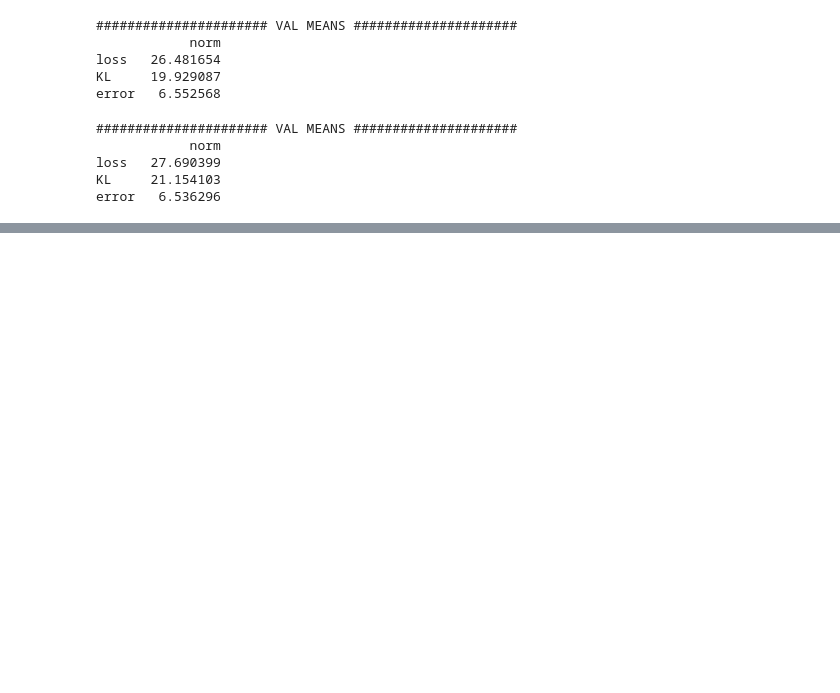
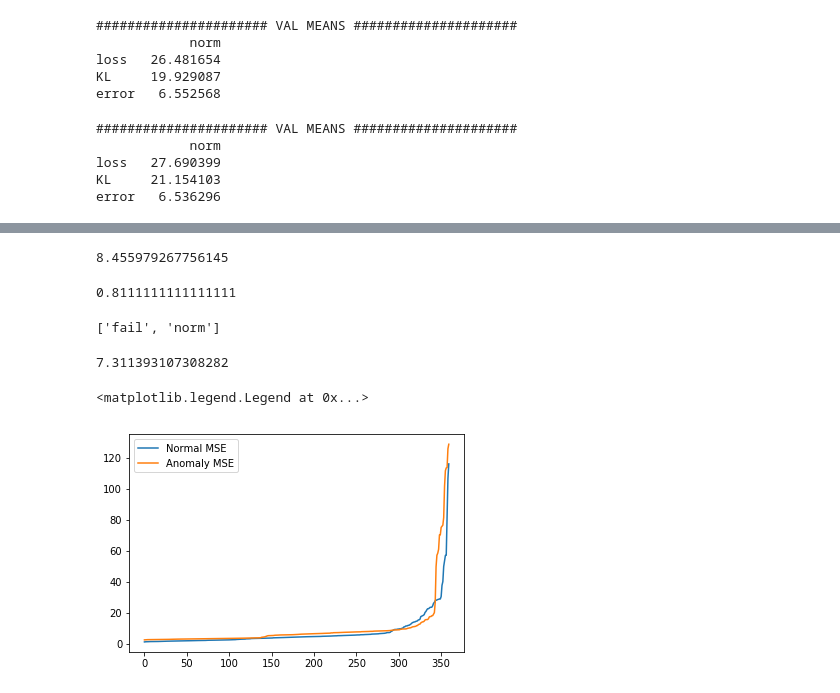
Before and after one commit to mttmac/glance, a Jupyter notebook: Week3Demo.ipynb, the cells around one changed output, grey strips where cells are left out. Cells and saved outputs as stored; diff of their text form; code cells hidden in the pictures; blank space fills up the shorter version.

```diff
--- a/Week3Demo.ipynb
+++ b/Week3Demo.ipynb
@@ -241,0 +261,7 @@ error   6.536296
+# %%
+# simple definition of the threshold
+threshold = (np.mean(scores['error', 'fail']) +
+             np.mean(scores['error', 'norm'])) / 2
+threshold
+# %% [output]
+8.455979267756145
@@ -241,0 +272,22 @@ error   6.536296
+# %%
+auc_scores = auc_score(test_dl, t_scores)
+auc_scores
+# %% [output]
+0.8111111111111111
+# %%
+test_dl.dataset.classes
+# %% [output]
+['fail', 'norm']
+# %%
+np.mean(scores['error', 'norm'])
+# %% [output]
+7.311393107308282
+# %%
+normaly = sorted(scores[('error', 'norm')])
+anomaly = sorted(scores[('error', 'fail')])
+plt.plot(normal, label='Normal MSE')
+plt.plot(anomaly, label='Anomaly MSE')
+plt.legend()
+# %% [output]
+<matplotlib.legend.Legend at 0x...>
+[figure, added]
```
Also changed, not shown: parts of 12 cells of this notebook.
